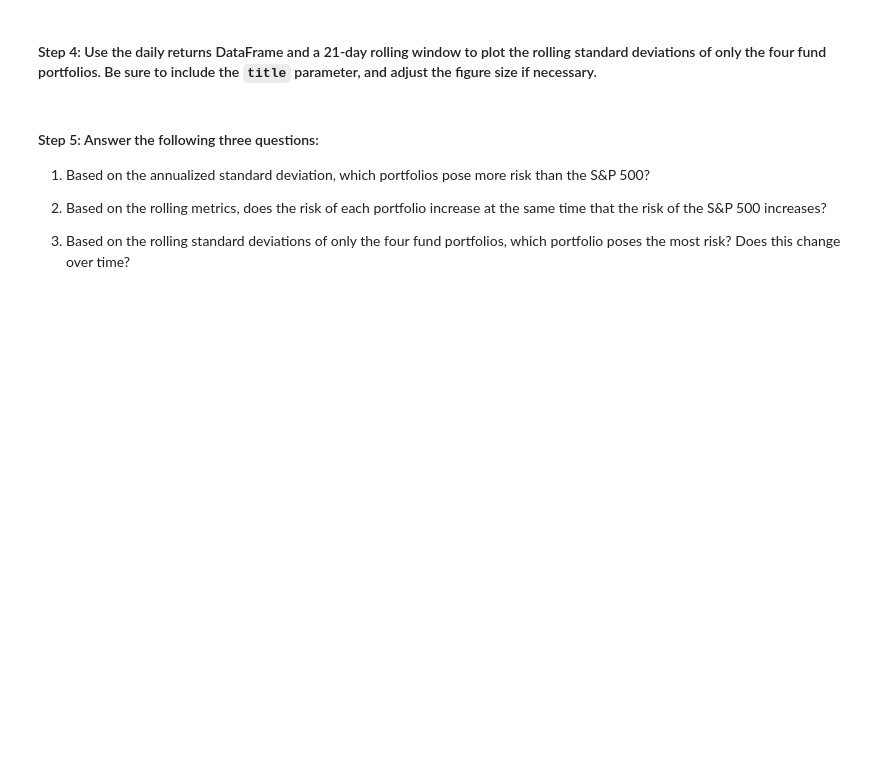
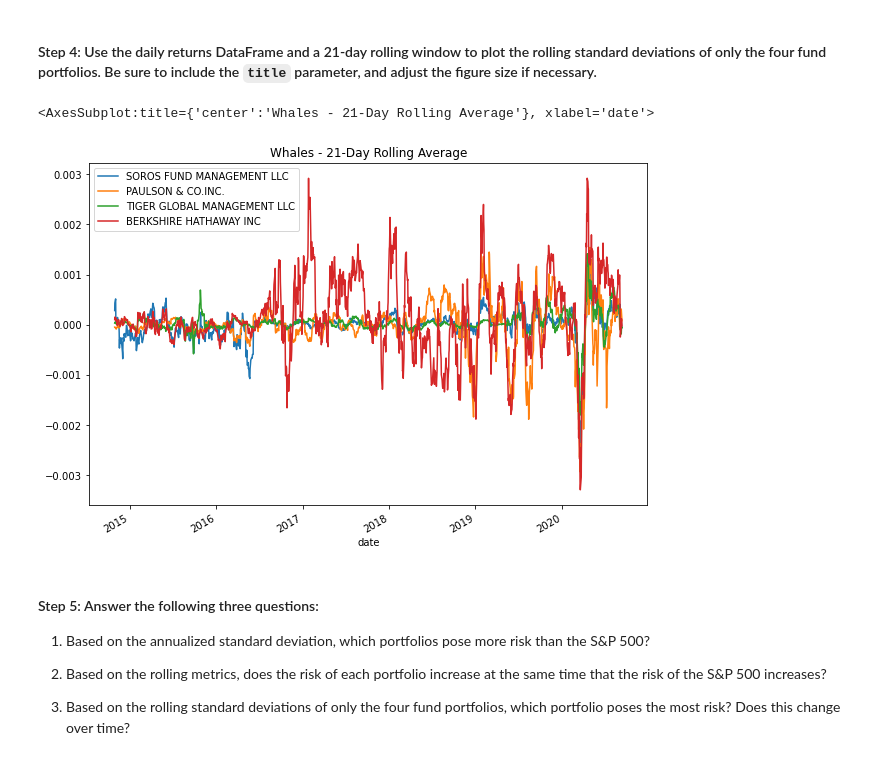
Before and after one commit to codetree4u/AnalyzingPortfolio_Risk-Profit, a Jupyter notebook: risk_return_analysis.ipynb, the cells around one changed output. Cells and saved outputs as stored; diff of their text form; code cells hidden in the pictures; blank space fills up the shorter version.

```diff
--- a/risk_return_analysis.ipynb
+++ b/risk_return_analysis.ipynb
@@ -313,7 +347,18 @@ Evaluate the risk profile of each portfolio by using the standard deviation and
 # %%
 # Using the daily return data and a 21-day rolling window, plot the rolling standard deviation of just the 4 portfolios.
 # Include a title parameter and adjust the figure size
 # YOUR CODE HERE
+# Using the Pandas rolling function in conjunction with the var function,
+# calculate the 21-day rolling variance for each each portfolio using tech daily returns information
+#snp_rolling_21_variance = tech_daily_returns['S&P 500'].rolling(window=21).var()
+whales_rolling_21_variance = whales_daily_returns.rolling(window=21).mean()
+
+# Using the Pandas plot function, visualize the 21-day rolling variance of the S&P 500
+# Be sure to adjust the figure size and add a title
+whales_rolling_21_variance.plot(figsize=(10,7), title="Whales - 21-Day Rolling Average")
+# %% [output]
+<AxesSubplot:title={'center':'Whales - 21-Day Rolling Average'}, xlabel='date'>
+[figure, added]
 # %% [markdown]
 #### Step 5: Answer the following three questions:
 
```
Also changed, not shown: parts of 7 cells of this notebook.
